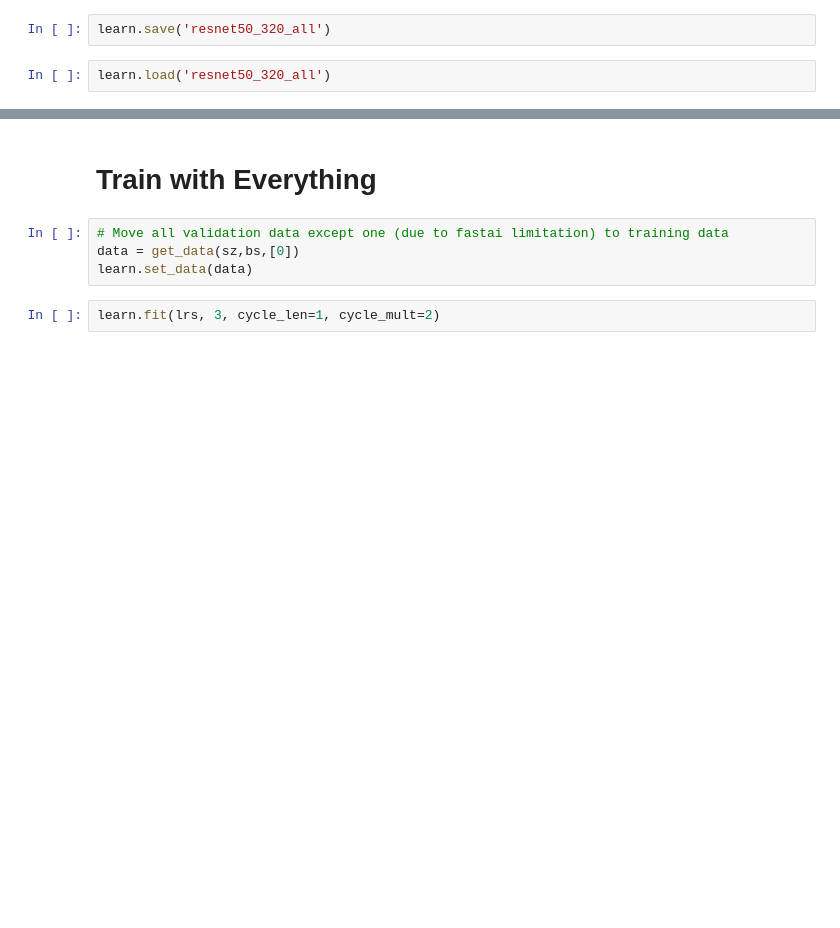
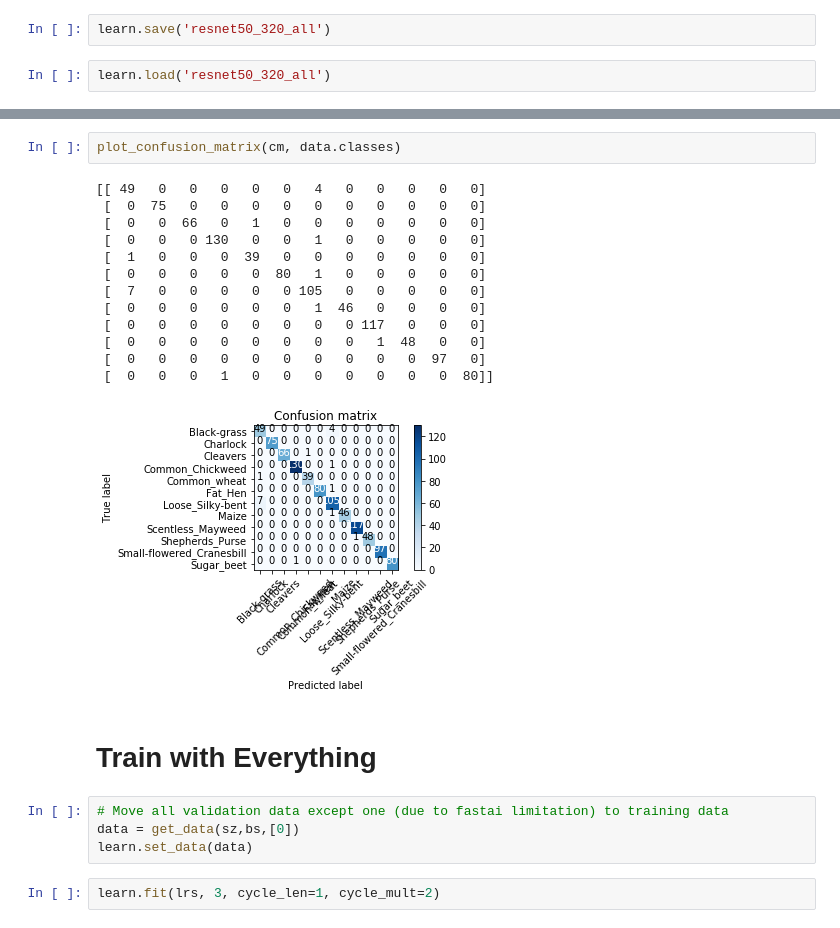
Before and after one commit to szeleeteo/kaggle, a Jupyter notebook: plant-seedlings-classification/plant-seedlings-fastai-resnet50.ipynb, the cells around one changed output, grey strips where cells are left out. Drawn from its saved outputs; the diff is of its cells as text; blank space fills up the shorter version.

```diff
--- a/plant-seedlings-classification/plant-seedlings-fastai-resnet50.ipynb
+++ b/plant-seedlings-classification/plant-seedlings-fastai-resnet50.ipynb
@@ -152,3 +176,19 @@ learn.load('resnet50_320_all')
+# %%
+plot_confusion_matrix(cm, data.classes)
+# %% [output]
+[[ 49   0   0   0   0   0   4   0   0   0   0   0]
+ [  0  75   0   0   0   0   0   0   0   0   0   0]
+ [  0   0  66   0   1   0   0   0   0   0   0   0]
+ [  0   0   0 130   0   0   1   0   0   0   0   0]
+ [  1   0   0   0  39   0   0   0   0   0   0   0]
+ [  0   0   0   0   0  80   1   0   0   0   0   0]
+ [  7   0   0   0   0   0 105   0   0   0   0   0]
+ [  0   0   0   0   0   0   1  46   0   0   0   0]
+ [  0   0   0   0   0   0   0   0 117   0   0   0]
+ [  0   0   0   0   0   0   0   0   1  48   0   0]
+ [  0   0   0   0   0   0   0   0   0   0  97   0]
+ [  0   0   0   1   0   0   0   0   0   0   0  80]]
+[figure, added]
 # %% [markdown]
 # Train with Everything
 # %%
```
Also changed, not shown: parts of 22 cells of this notebook, 3 other files.
